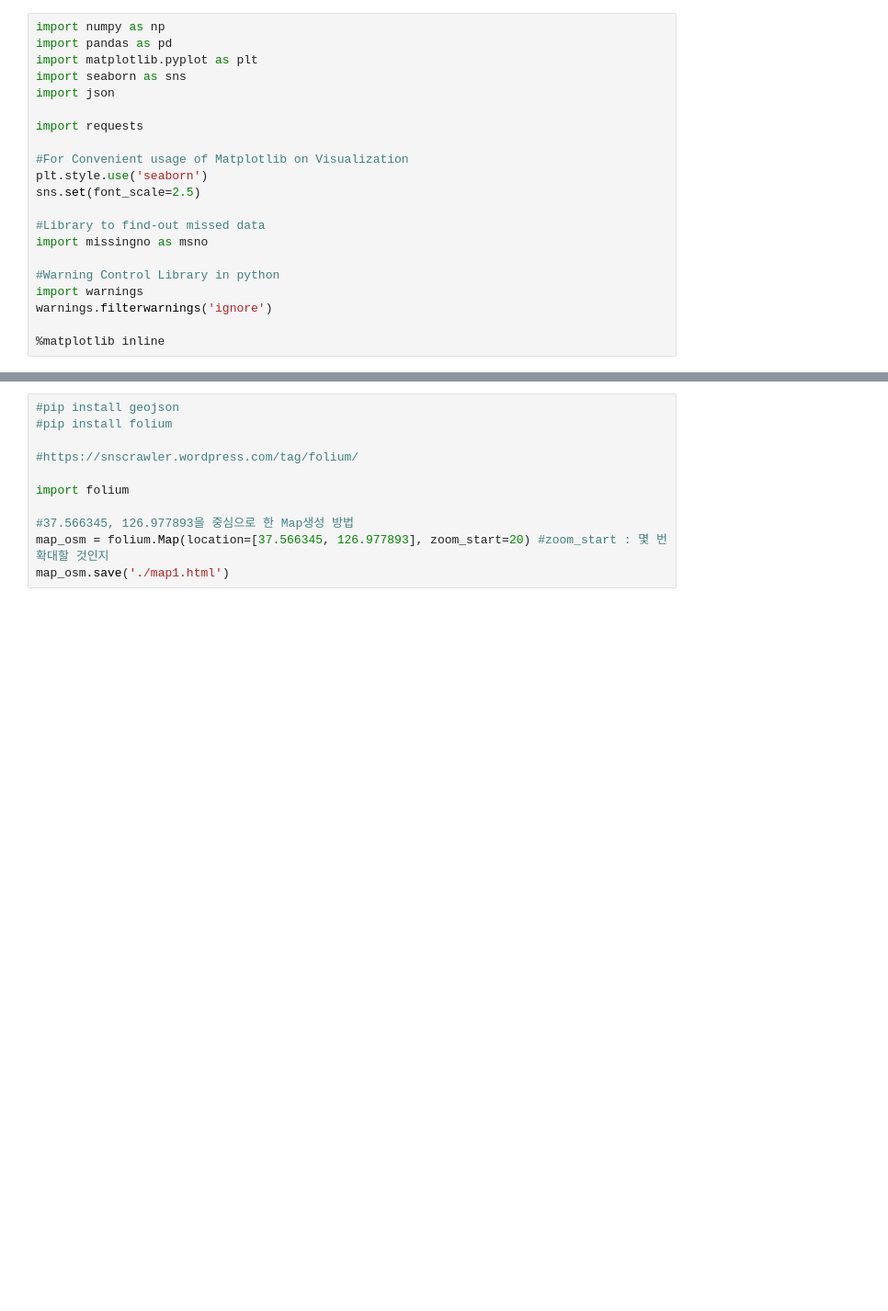
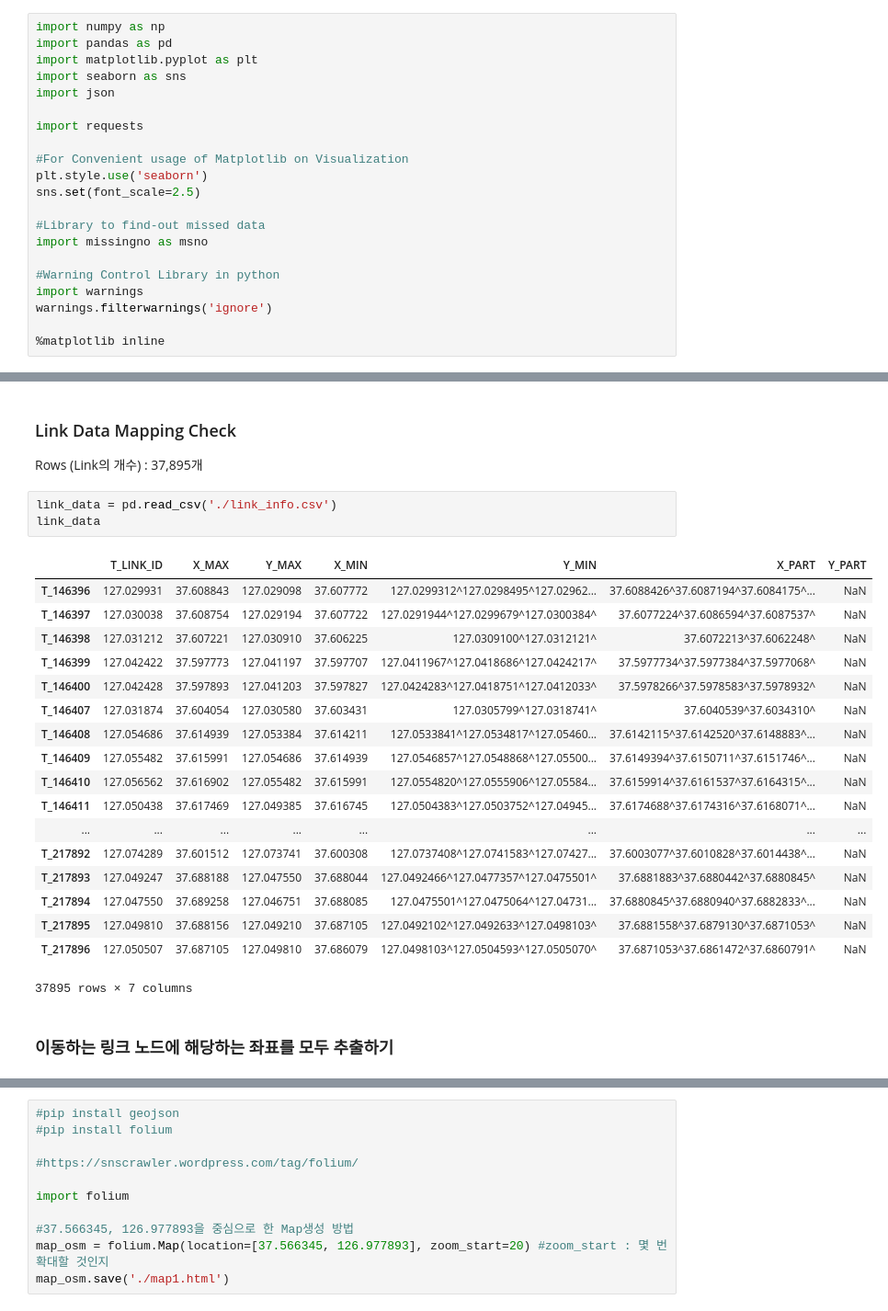
Before and after one commit to alex-kpark/Seoul-Taxidata, a Jupyter notebook: taxi/Taxi Scratch.ipynb, the cells around one changed output, grey strips where cells are left out. Shown at 92% size. Saved outputs shown, nothing was run; the diff lists cells and outputs as text; blank space fills up the shorter version.

Commit message:
Memory Check

```diff
--- a/taxi/Taxi Scratch.ipynb
+++ b/taxi/Taxi Scratch.ipynb
@@ -55 +107,29 @@ taxi_data
+# %% [markdown]
+### Link Data Mapping Check
+
+Rows (Link의 개수) : 37,895개
+# %%
+link_data = pd.read_csv('./link_info.csv')
+link_data
+# %% [output]
+|  | T_LINK_ID | X_MAX | Y_MAX | X_MIN | Y_MIN | X_PART | Y_PART |
+| T_146396 | 127.029931 | 37.608843 | 127.029098 | 37.607772 | 127.0299312^127.0298495^127.02962... | 37.6088426^37.6087194^37.6084175^... | NaN |
+| T_146397 | 127.030038 | 37.608754 | 127.029194 | 37.607722 | 127.0291944^127.0299679^127.0300384^ | 37.6077224^37.6086594^37.6087537^ | NaN |
+| T_146398 | 127.031212 | 37.607221 | 127.030910 | 37.606225 | 127.0309100^127.0312121^ | 37.6072213^37.6062248^ | NaN |
+| T_146399 | 127.042422 | 37.597773 | 127.041197 | 37.597707 | 127.0411967^127.0418686^127.0424217^ | 37.5977734^37.5977384^37.5977068^ | NaN |
+| T_146400 | 127.042428 | 37.597893 | 127.041203 | 37.597827 | 127.0424283^127.0418751^127.0412033^ | 37.5978266^37.5978583^37.5978932^ | NaN |
+| T_146407 | 127.031874 | 37.604054 | 127.030580 | 37.603431 | 127.0305799^127.0318741^ | 37.6040539^37.6034310^ | NaN |
+| T_146408 | 127.054686 | 37.614939 | 127.053384 | 37.614211 | 127.0533841^127.0534817^127.05460... | 37.6142115^37.6142520^37.6148883^... | NaN |
+| T_146409 | 127.055482 | 37.615991 | 127.054686 | 37.614939 | 127.0546857^127.0548868^127.05500... | 37.6149394^37.6150711^37.6151746^... | NaN |
+| T_146410 | 127.056562 | 37.616902 | 127.055482 | 37.615991 | 127.0554820^127.0555906^127.05584... | 37.6159914^37.6161537^37.6164315^... | NaN |
+| T_146411 | 127.050438 | 37.617469 | 127.049385 | 37.616745 | 127.0504383^127.0503752^127.04945... | 37.6174688^37.6174316^37.6168071^... | NaN |
+| ... | ... | ... | ... | ... | ... | ... | ... |
+| T_217892 | 127.074289 | 37.601512 | 127.073741 | 37.600308 | 127.0737408^127.0741583^127.07427... | 37.6003077^37.6010828^37.6014438^... | NaN |
+| T_217893 | 127.049247 | 37.688188 | 127.047550 | 37.688044 | 127.0492466^127.0477357^127.0475501^ | 37.6881883^37.6880442^37.6880845^ | NaN |
+| T_217894 | 127.047550 | 37.689258 | 127.046751 | 37.688085 | 127.0475501^127.0475064^127.04731... | 37.6880845^37.6880940^37.6882833^... | NaN |
+| T_217895 | 127.049810 | 37.688156 | 127.049210 | 37.687105 | 127.0492102^127.0492633^127.0498103^ | 37.6881558^37.6879130^37.6871053^ | NaN |
+| T_217896 | 127.050507 | 37.687105 | 127.049810 | 37.686079 | 127.0498103^127.0504593^127.0505070^ | 37.6871053^37.6861472^37.6860791^ | NaN |
+37895 rows × 7 columns
+# %% [markdown]
+### 이동하는 링크 노드에 해당하는 좌표를 모두 추출하기
 # %%
```
Also changed, not shown: parts of 25 cells of this notebook, 6 other files.
